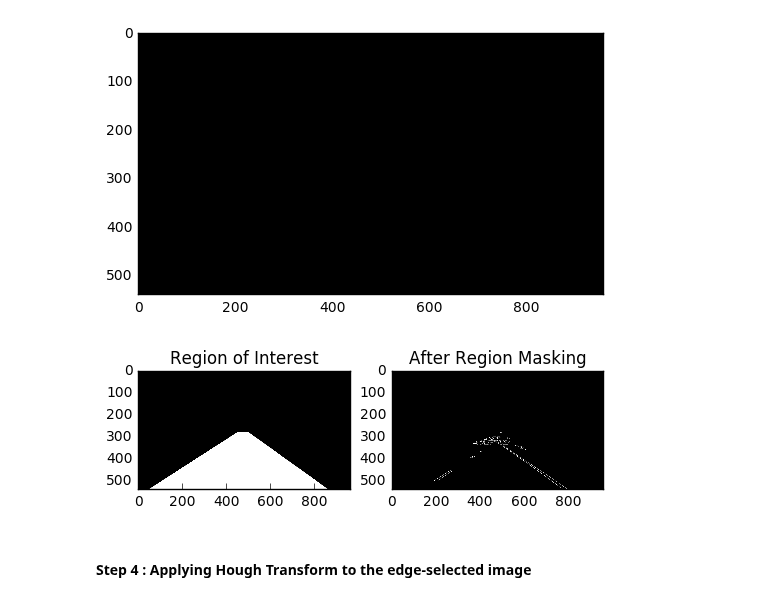
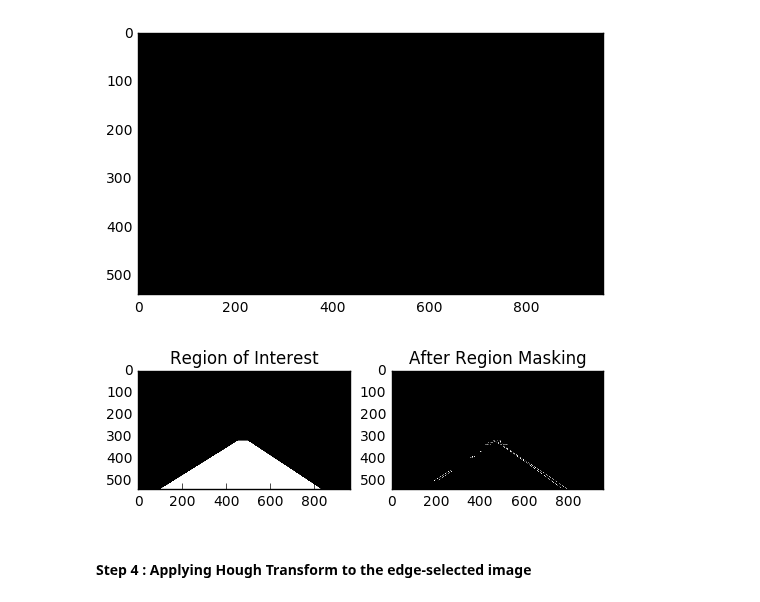
Before and after one commit to Eskay81/SDC, a Jupyter notebook: term1/CarND-LaneLines-P1/Lane_extraction_flow_test.ipynb, the cells around one changed output. Saved outputs shown, nothing was run; the diff lists cells and outputs as text; code cells hidden in the pictures.

```diff
--- a/term1/CarND-LaneLines-P1/Lane_extraction_flow_test.ipynb
+++ b/term1/CarND-LaneLines-P1/Lane_extraction_flow_test.ipynb
@@ -54,15 +54,15 @@ plt.imshow(mask_image,cmap = 'Greys_r');plt.show()
 # %%
 # Create a polygon in the region of Interest
 img_shape = mask_image.shape;
-roi_vertices = np.array([[(50, img_shape[0]), (450, 280), (495,280), (855,540)]],dtype = np.int32);
+roi_vertices = np.array([[(100, img_shape[0]), (450, 320), (495,320), (825,540)]],dtype = np.int32);
 cv2.fillPoly(mask_image, roi_vertices, ignore_mask_colour);
 plt.subplot(121);
 plt.imshow(mask_image, cmap = 'Greys_r');plt.title('Region of Interest')
 masked_edges = cv2.bitwise_and(edges_image, mask_image);
 plt.subplot(122)
 plt.imshow(masked_edges, cmap = 'Greys_r');plt.title('After Region Masking');plt.show()
 # %% [output]
-[figure, old version]
+[figure, new version]
 # %% [markdown]
 #### Step 4 : Applying Hough Transform to the edge-selected image
 # %%
```
Also changed, not shown: parts of 2 cells of this notebook, 3 other files.
